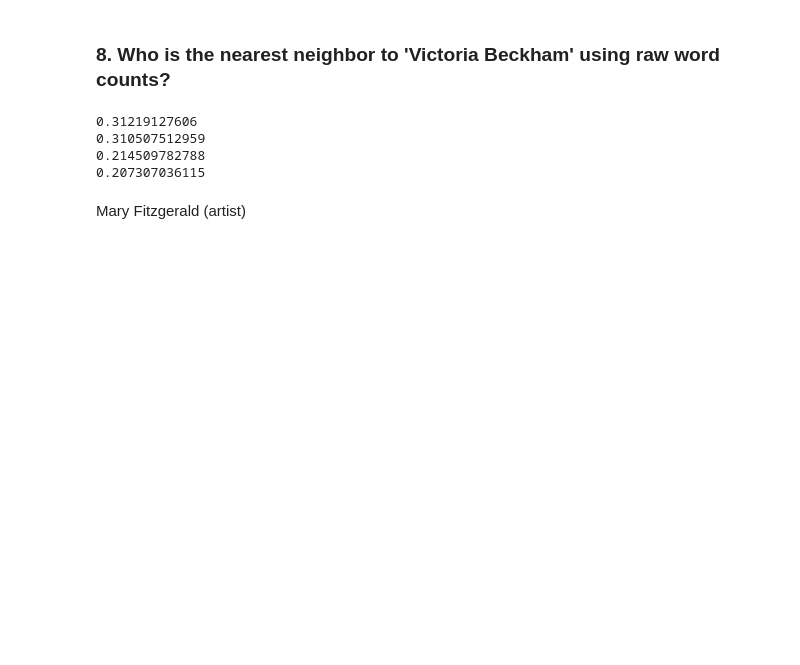
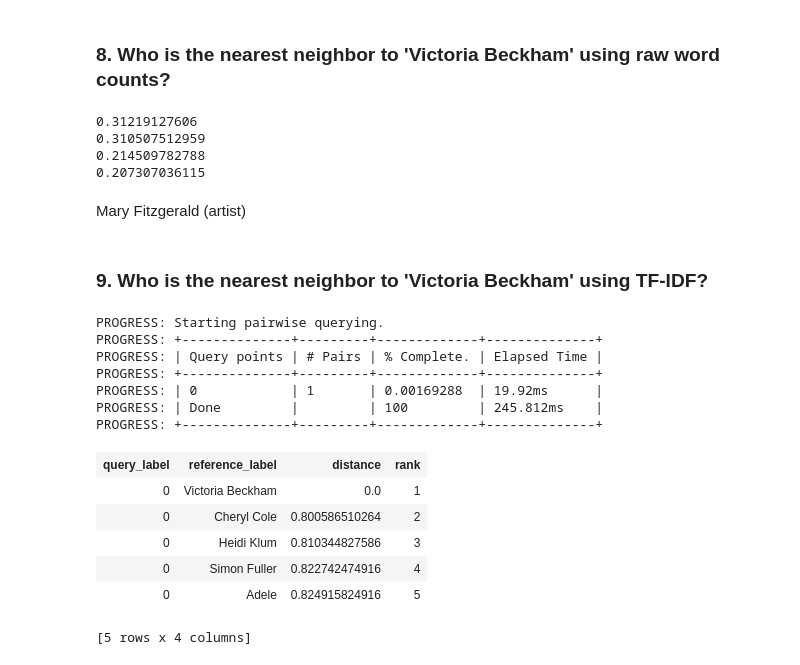
Before and after one commit to tjaskula/Coursera, a Jupyter notebook: Specializations/Machine Learning/Machine Learning Foundations A Case Study Approach/Week 4/Document retrieval-Assignment.ipynb, the cells around one changed output. Drawn from its saved outputs; the diff is of its cells as text; code cells hidden in the pictures; blank space fills up the shorter version.

```diff
--- a/Specializations/Machine Learning/Machine Learning Foundations A Case Study Approach/Week 4/Document retrieval-Assignment.ipynb
+++ b/Specializations/Machine Learning/Machine Learning Foundations A Case Study Approach/Week 4/Document retrieval-Assignment.ipynb
@@ -467,3 +467,22 @@ print graphlab.distances.cosine(viki['word_count'][0],fitzgerald['word_count'][0
 0.207307036115
 # %% [markdown]
 Mary Fitzgerald (artist)
+# %% [markdown]
+### 9. Who is the nearest neighbor to 'Victoria Beckham' using TF-IDF?
+# %%
+knn_model.query(viki)
+# %% [output]
+PROGRESS: Starting pairwise querying.
+PROGRESS: +--------------+---------+-------------+--------------+
+PROGRESS: | Query points | # Pairs | % Complete. | Elapsed Time |
+PROGRESS: +--------------+---------+-------------+--------------+
+PROGRESS: | 0            | 1       | 0.00169288  | 19.92ms      |
+PROGRESS: | Done         |         | 100         | 245.812ms    |
+PROGRESS: +--------------+---------+-------------+--------------+
+| query_label | reference_label | distance | rank |
+| 0 | Victoria Beckham | 0.0 | 1 |
+| 0 | Cheryl Cole | 0.800586510264 | 2 |
+| 0 | Heidi Klum | 0.810344827586 | 3 |
+| 0 | Simon Fuller | 0.822742474916 | 4 |
+| 0 | Adele | 0.824915824916 | 5 |
+[5 rows x 4 columns]
```
